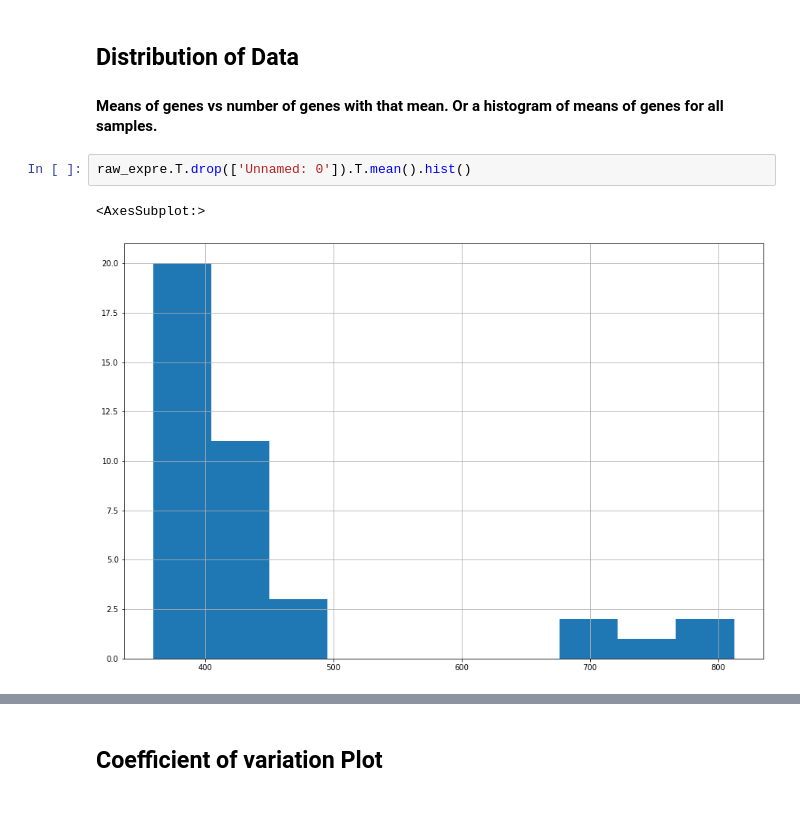
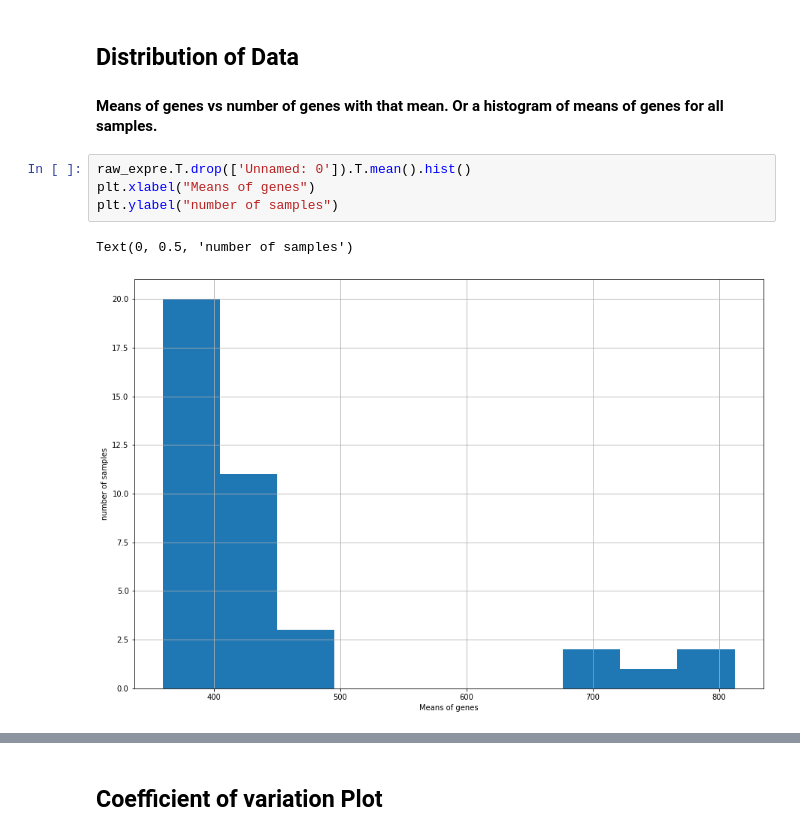
Before and after one commit to Nikunj-Gupta/Gene-Regulatory-Network-inference-in-Autoimmune-Diseases, a Jupyter notebook: plots_GSE10325.ipynb, the cells around one changed output, grey strips where cells are left out. Cells and saved outputs as stored; diff of their text form; blank space fills up the shorter version.

```diff
--- a/plots_GSE10325.ipynb
+++ b/plots_GSE10325.ipynb
@@ -128,6 +131,8 @@ print(list(df.columns))
 #### Means of genes vs number of genes with that mean. Or a histogram of means of genes for all samples.
 # %%
 raw_expre.T.drop(['Unnamed: 0']).T.mean().hist()
+plt.xlabel("Means of genes")
+plt.ylabel("number of samples")
 # %% [output]
-<AxesSubplot:>
+Text(0, 0.5, 'number of samples')
-[figure, old version]
+[figure, new version]
```
Also changed, not shown: parts of 13 cells of this notebook, 2 other files.
